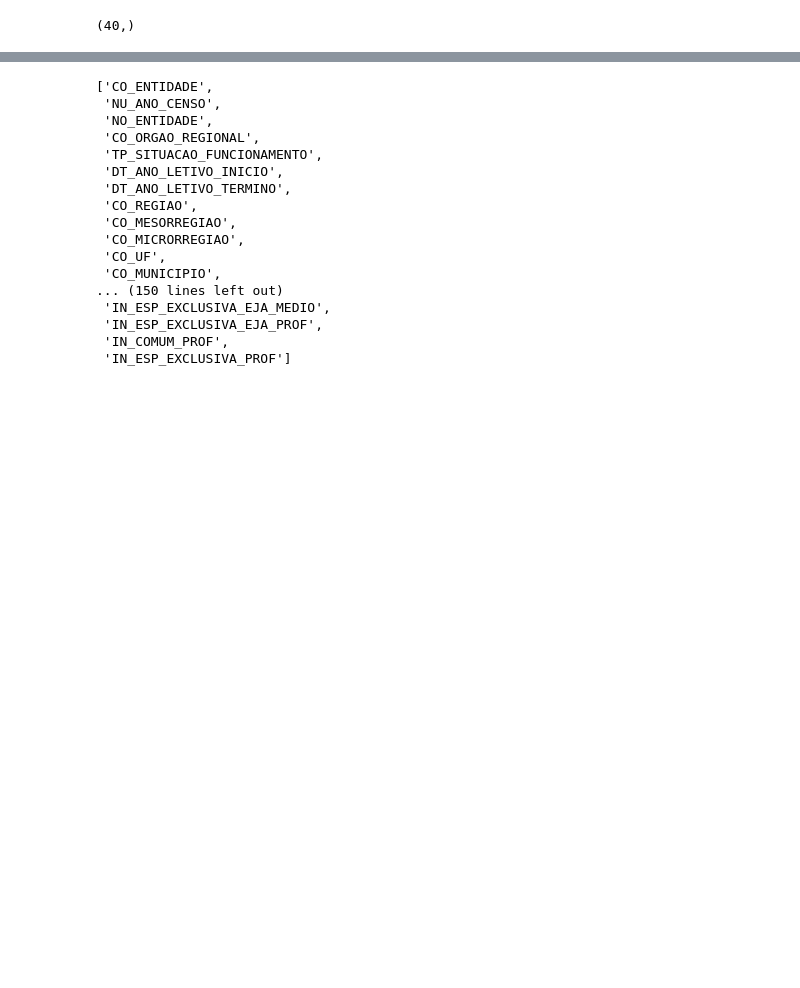
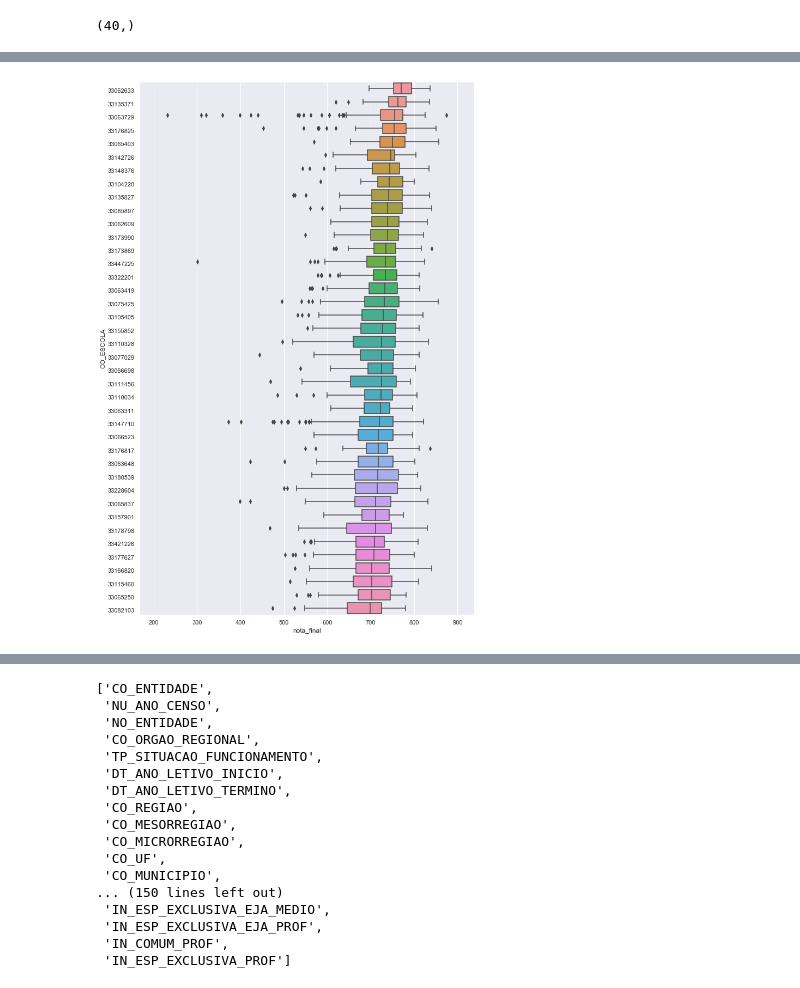
Before and after one commit to pauloneves/educacao, a Jupyter notebook: analisa.ipynb, the cells around one changed output, grey strips where cells are left out. Cells and saved outputs as stored; diff of their text form; code cells hidden in the pictures; blank space fills up the shorter version.

```diff
--- a/analisa.ipynb
+++ b/analisa.ipynb
@@ -114,2 +127,8 @@ Ajustar no gráfico abaixo:
+# %%
+ax = sns.boxplot(
+    data=df_enem, y='CO_ESCOLA', x='nota_final', orient='h',
+    order=df_melhores.head(NUM_MELHORES).CO_ENTIDADE)
+# %% [output]
+[figure, added]
 # %%
 import seaborn as sns
```
Also changed, not shown: parts of 11 cells of this notebook, 1 other file.
